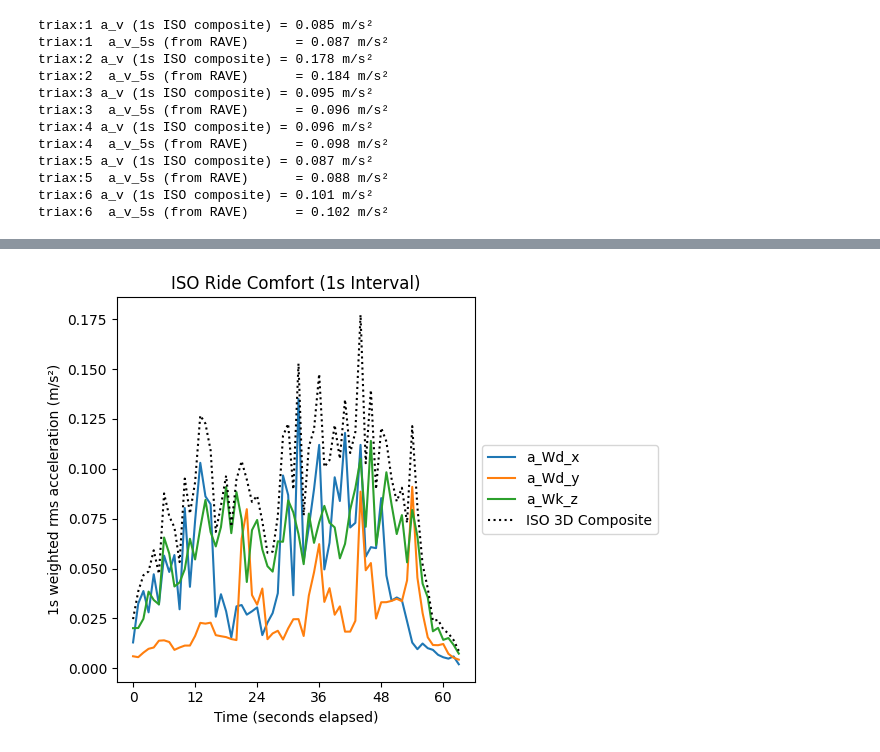
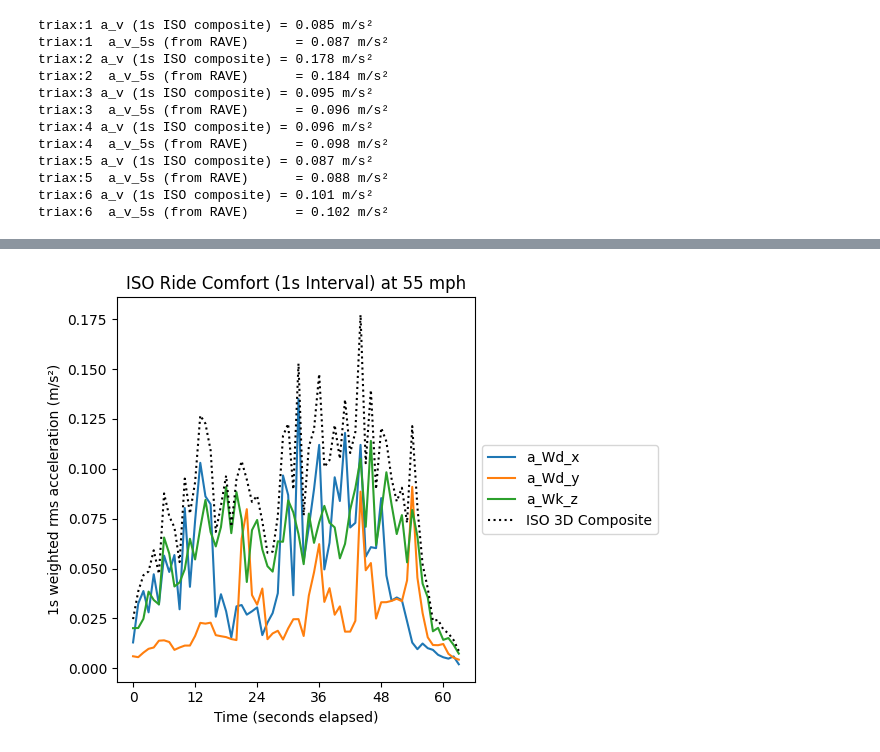
Before and after one commit to credwood/ride_comfort, a Jupyter notebook: calculations.ipynb, the cells around one changed output, grey strips where cells are left out. Saved outputs shown, nothing was run; the diff lists cells and outputs as text; code cells hidden in the pictures.

```diff
--- a/calculations.ipynb
+++ b/calculations.ipynb
@@ -151,5 +172,5 @@ for triax in range(1, 7):
         continue
     plot_distributions(triaxes_metrics[str(triax)]["Cx"],
                        triaxes_metrics[str(triax)]["Cy"],
-                       triaxes_metrics[str(triax)]["Cz"], triax=triax)
+                       triaxes_metrics[str(triax)]["Cz"], triax=triax, ride_obj=ride_obj)
 # %% [output]
@@ -165,5 +186,5 @@ for triax in range(1, 7):
         continue
     plot_cumulative_distribution(triaxes_metrics[str(triax)]["Cx"],
                        triaxes_metrics[str(triax)]["Cy"],
-                       triaxes_metrics[str(triax)]["Cz"], triax=triax)
+                       triaxes_metrics[str(triax)]["Cz"], triax=triax, ride_obj=ride_obj)
 # %% [output]
@@ -248,5 +269,5 @@ for triax in range(1, 7):
     t_5s_minutes = t_5s.dt.total_seconds() / 60
     # 5s signals plot
     Cx, Cy, Cz = triaxes_metrics[str(triax)]["Cx"], triaxes_metrics[str(triax)]["Cy"], triaxes_metrics[str(triax)]["Cz"]
-    plot_comfort_timeseries(t_5s_minutes, Cx, Cy, Cz)
+    plot_comfort_timeseries(t_5s_minutes, Cx, Cy, Cz, ride_obj)
 # %% [output]
@@ -334,6 +355,6 @@ for triax in range(1, 7):
         x5,
         y5,
         z5,
-        triaxes_metrics[str(triax)]["Cx"], triaxes_metrics[str(triax)]["Cy"], triaxes_metrics[str(triax)]["Cz"]
+        triaxes_metrics[str(triax)]["Cx"], triaxes_metrics[str(triax)]["Cy"], triaxes_metrics[str(triax)]["Cz"], ride_obj
     )
 # %% [output]
@@ -346,26 +367,26 @@ for triax in range(1, 7):
 # %%
 for triax in range(1, 7):
     raw = non_rave[str(triax)]
 
     if raw is None:
         continue
 
     if triax == 5:
         t_all = pd.to_timedelta(raw["4"]['Number'], unit='s')
         t_5s_minutes = pd.to_timedelta(raw["4"]['Number'], unit='s')[4::5].dt.total_seconds() / 60
         X_ISO = raw["4"]['ISO-WD']
         Y_ISO = raw["5"]['ISO-WD']
         Z_ISO = raw["6"]['ISO-WB']
 
     else:
         t_all = pd.to_timedelta(raw["1"]['Number'], unit='s')
         t_5s_minutes = pd.to_timedelta(raw["1"]['Number'], unit='s')[4::5].dt.total_seconds() / 60
         X_ISO = raw["1"]['ISO-WD']
         Y_ISO = raw["2"]['ISO-WD']
         Z_ISO = raw["3"]['ISO-WB']
     a_v = triaxes_metrics[str(triax)]["av"]
     a_v_5s = triaxes_metrics[str(triax)]["av_5s"]
 
-    plot_iso_timeseries(t_all, X_ISO, Y_ISO, Z_ISO, a_v, a_v_5s, t_5s_minutes)
+    plot_iso_timeseries(t_all, X_ISO, Y_ISO, Z_ISO, a_v, ride_obj)
 # %% [output]
-[figure, old version]
+[figure, new version]
```
Also changed, not shown: parts of 17 cells of this notebook, 4 other files.
